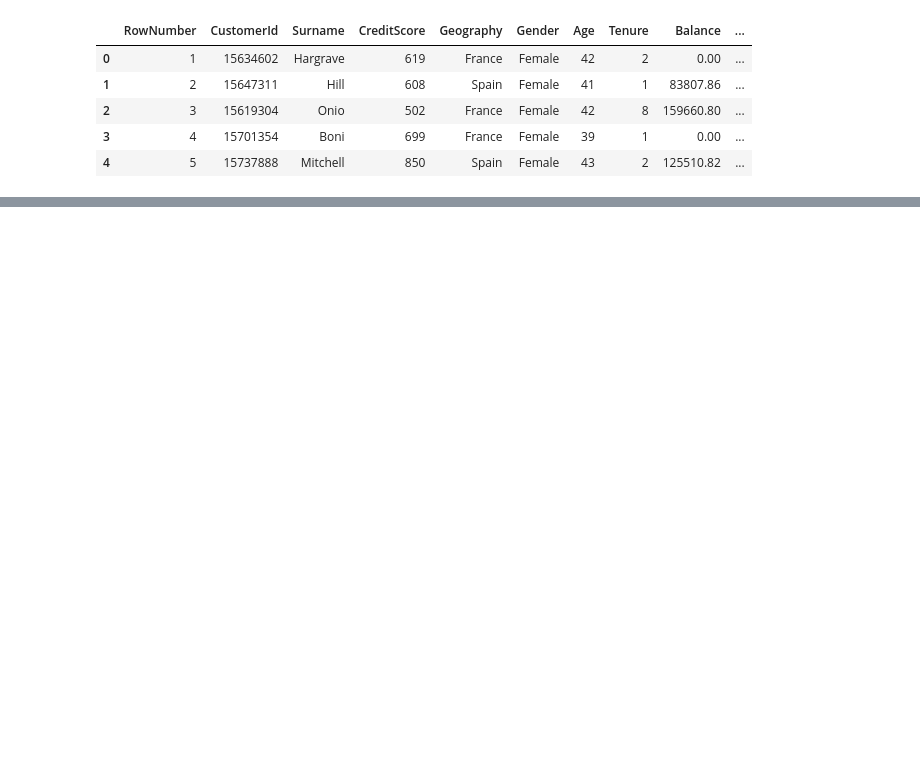
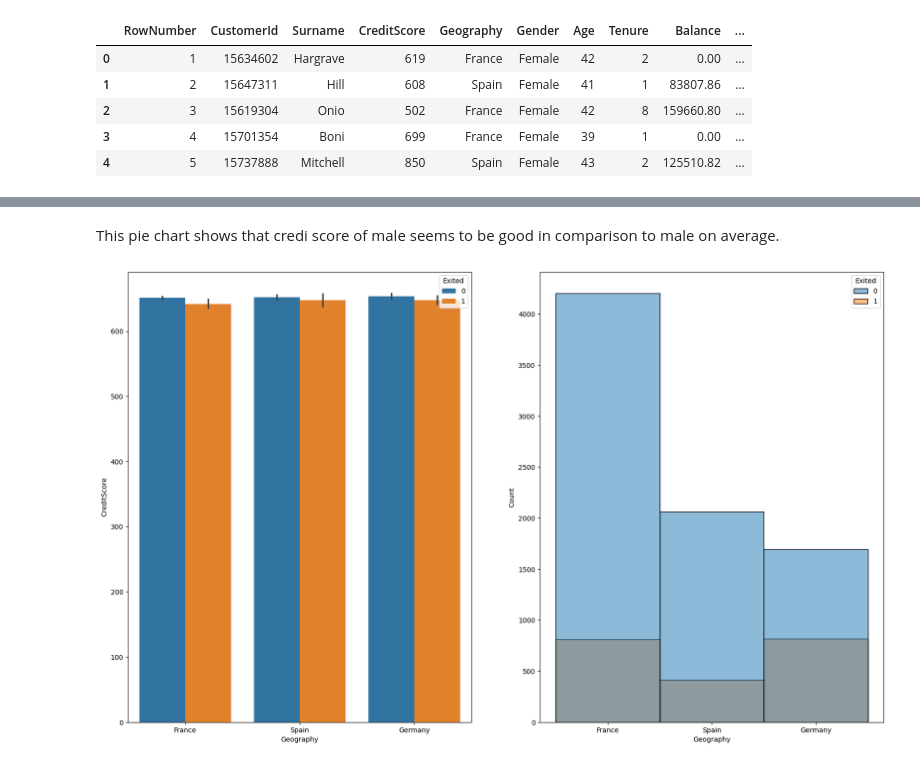
Before and after one commit to milan0122/Churn-Detection-System, a Jupyter notebook: notebook/research.ipynb, the cells around one changed output, grey strips where cells are left out. Saved outputs shown, nothing was run; the diff lists cells and outputs as text; code cells hidden in the pictures; blank space fills up the shorter version.

```diff
--- a/notebook/research.ipynb
+++ b/notebook/research.ipynb
@@ -17,0 +74,12 @@ df.head()
+# %% [markdown]
+This pie chart shows that credi score of male seems to be good in comparison to male on average.
+# %%
+# let's check the distribution of Geography columns based on exited and credit score .
+fig,ax = plt.subplots(1,2,figsize=(20,12))
+plt.subplot(1,2,1)
+sns.barplot(df,x='Geography',y='CreditScore',hue='Exited')
+plt.subplot(1,2,2)
+sns.histplot(df,x='Geography',hue='Exited')
+plt.show()
+# %% [output]
+[figure, added]
```
Also changed, not shown: parts of 33 cells of this notebook, 18 other files.
